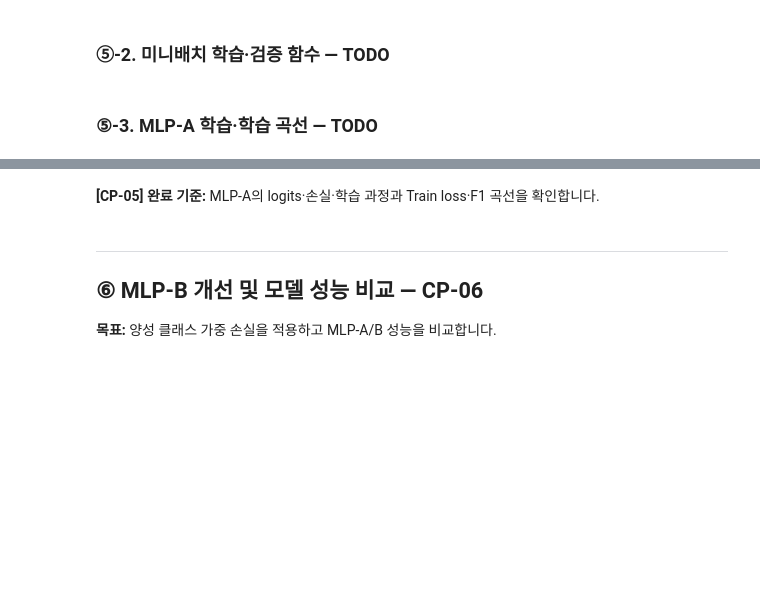
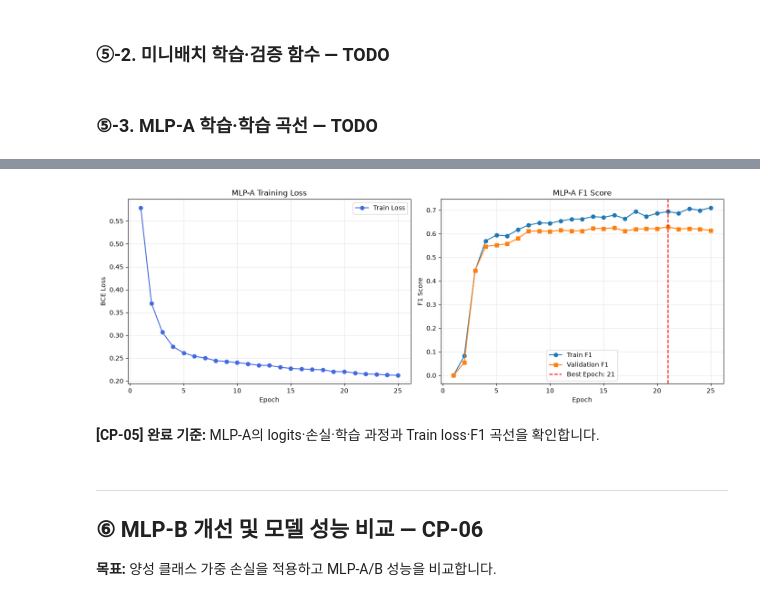
Before and after one commit to djdjwoqve-boop/ai-mini-projects, a Jupyter notebook: mini-project-01/code/02_classification_online_shopping.ipynb, the cells around one changed output, grey strips where cells are left out. Drawn from its saved outputs; the diff is of its cells as text; code cells hidden in the pictures; blank space fills up the shorter version.

```diff
--- a/mini-project-01/code/02_classification_online_shopping.ipynb
+++ b/mini-project-01/code/02_classification_online_shopping.ipynb
@@ -667,6 +676,10 @@ Mini-batches: 34
 from sklearn.pipeline import Pipeline
 from sklearn.dummy import DummyClassifier
 from sklearn.linear_model import LogisticRegression
+from sklearn import set_config
+
+# sklearn 모델 HTML 출력 비활성화
+set_config(display="text")
 
 
 # [공통] sklearn 모델 + 전처리 Pipeline
@@ -680,8 +693,17 @@ def make_sklearn_pipeline(estimator):
 
 # TODO 4-1. DummyClassifier(strategy="most_frequent")와
 # LogisticRegression(max_iter=1500)을 Pipeline으로 구성합니다.
-dummy_model = ...
-logistic_model = ...
+dummy_model = make_sklearn_pipeline(
+    DummyClassifier(strategy="most_frequent")
+)
+
+logistic_model = make_sklearn_pipeline(
+    LogisticRegression(max_iter=1500)
+)
+#make_sklearn_pipeline은 scikit-learn 라이브로리로 데이터 전처리와 ai 모델 학습 단계를 하나로 묶어주는 역할
+#단순히 pipeline()은 텍스트나 이미지를 입력하면 내부 복잡한 전치리와 모델 추론 과정을 한번에 거쳐 결과 반환 둘다 전처리 해줌
+
+
 
 # [공통] 두 모델 학습
 dummy_model.fit(X_train, y_train)
@@ -878,0 +1056,66 @@ display(history_a.tail().round(3))
+# %%
+# [공통] MLP-A: 클래스 가중치 없는 기본 BCE 학습
+EPOCHS = 25
+mlp_a, history_a, best_epoch_a = fit_mlp(
+    Xt_train, y_train.to_numpy(), Xt_valid, y_valid.to_numpy(),
+    positive_weight=None, epochs=EPOCHS,
+    #구매 고객과 비구매 고객에게 별도의 가중치를 주지 않는다 기본적인 BCE손실을 이용하는 모델
+)
+print("MLP-A 최고 Validation F1 에포크:", best_epoch_a)
+display(history_a.tail().round(3))
+
+# TODO 5-8. Epoch별 Train loss, Train/Validation F1을 시각화합니다.
+# 힌트: plt.subplots(1, 2, ...), ax.plot(history_a["Epoch"], ...)
+fig, axes = plt.subplots(
+    1, 2,
+    figsize=(14, 5)
+)
+
+# 첫 번째 그래프: Train Loss
+axes[0].plot(
+    history_a["Epoch"],
+    history_a["Train loss"],
+    marker="o",
+    color="royalblue",
+    label="Train Loss"
+)
+
+axes[0].set_title("MLP-A Training Loss")
+axes[0].set_xlabel("Epoch")
+axes[0].set_ylabel("BCE Loss")
+axes[0].grid(alpha=0.3)
+axes[0].legend()
+
+
+# 두 번째 그래프: Train / Validation F1
+axes[1].plot(
+    history_a["Epoch"],
+    history_a["Train F1"],
+    marker="o",
+    label="Train F1"
+)
+
+axes[1].plot(
+    history_a["Epoch"],
+    history_a["Valid F1"],
+    marker="s",
+    label="Validation F1"
+)
+
+# 최고 Validation F1 에포크 표시
+axes[1].axvline(
+    best_epoch_a,
+    color="red",
+    linestyle="--",
+    label=f"Best Epoch: {best_epoch_a}"
+)
+
+axes[1].set_title("MLP-A F1 Score")
+axes[1].set_xlabel("Epoch")
+axes[1].set_ylabel("F1 Score")
+axes[1].grid(alpha=0.3)
+axes[1].legend()
+
+plt.tight_layout()
+plt.show()
+# %% [output]
@@ -879,3 +1129,4 @@ display(history_a.tail().round(3))
+[figure, added]
 # %% [markdown]
 **[CP-05] 완료 기준:** MLP-A의 logits·손실·학습 과정과 Train loss·F1 곡선을 확인합니다.
 # %% [markdown]
```
Also changed, not shown: parts of 18 cells of this notebook.
